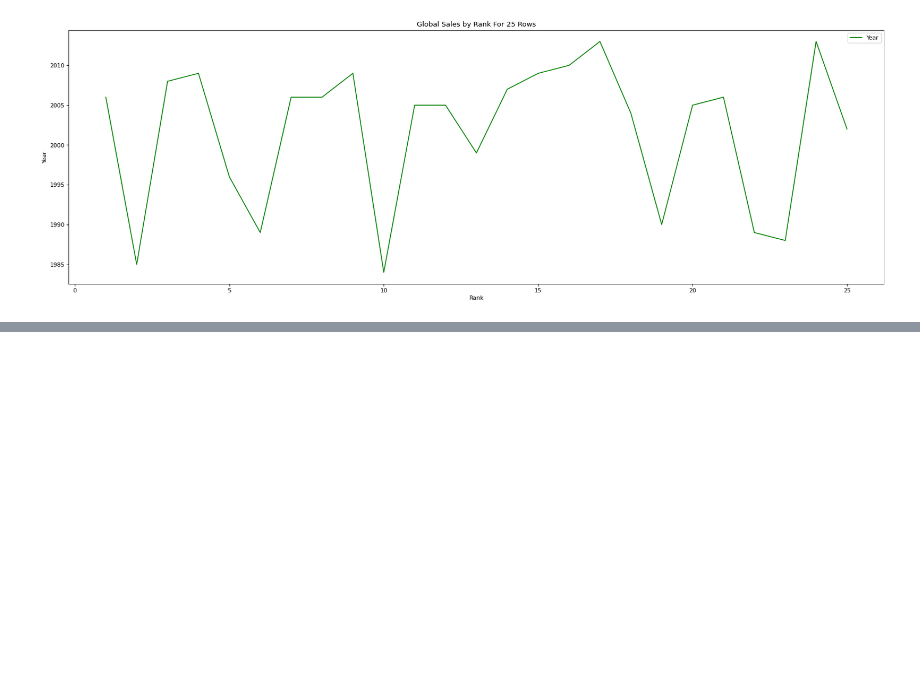
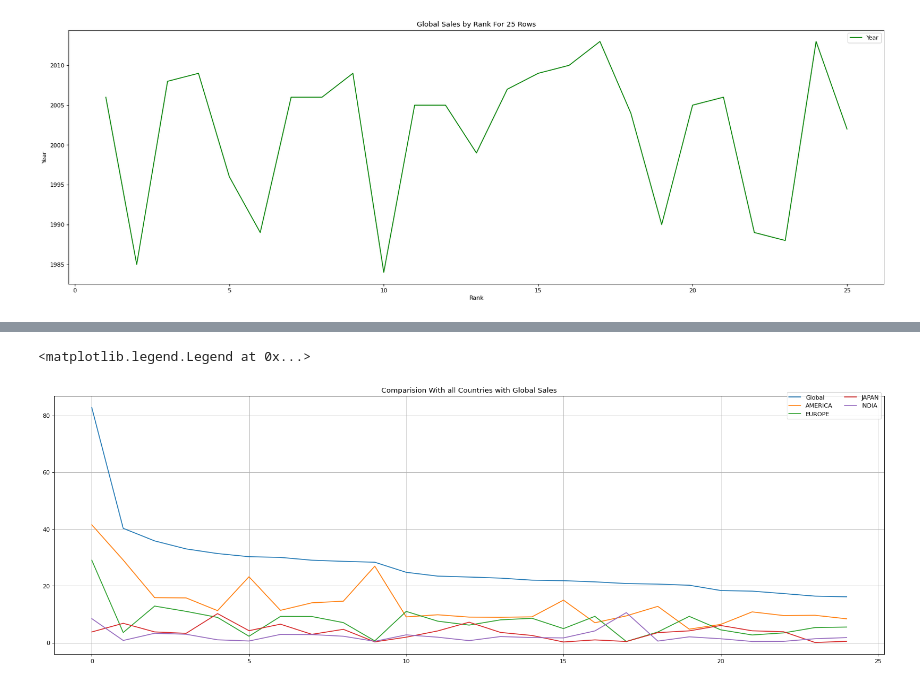
Before and after one commit to Milind-cod3-base/EDA_VideoGames, a Jupyter notebook: games_eda.ipynb, the cells around one changed output, grey strips where cells are left out. Drawn from its saved outputs; the diff is of its cells as text; code cells hidden in the pictures; blank space fills up the shorter version.

```diff
--- a/games_eda.ipynb
+++ b/games_eda.ipynb
@@ -128,0 +142,20 @@ plt.show()
+# %%
+total = vg_plot['Global_Sales']
+NA = vg_plot['NA_Sales']
+EUR = vg_plot['EU_Sales']
+JAP = vg_plot['JP_Sales']
+IND = vg_plot['Other_Sales']
+# %%
+plt.figure(figsize=(25,8), dpi= 80)
+plt.grid(True)
+plt.title('Comparision With all Countries with Global Sales')
+
+plt.plot(total, label = 'Global')
+plt.plot(NA, label = 'AMERICA')
+plt.plot(EUR, label = 'EUROPE')
+plt.plot(JAP, label = 'JAPAN')
+plt.plot(IND, label = 'INDIA')
+plt.legend(bbox_to_anchor =(1.0, 1.025), ncol = 2)
+# %% [output]
+<matplotlib.legend.Legend at 0x...>
+[figure, added]
```
Also changed, not shown: parts of 1 cell of this notebook.
